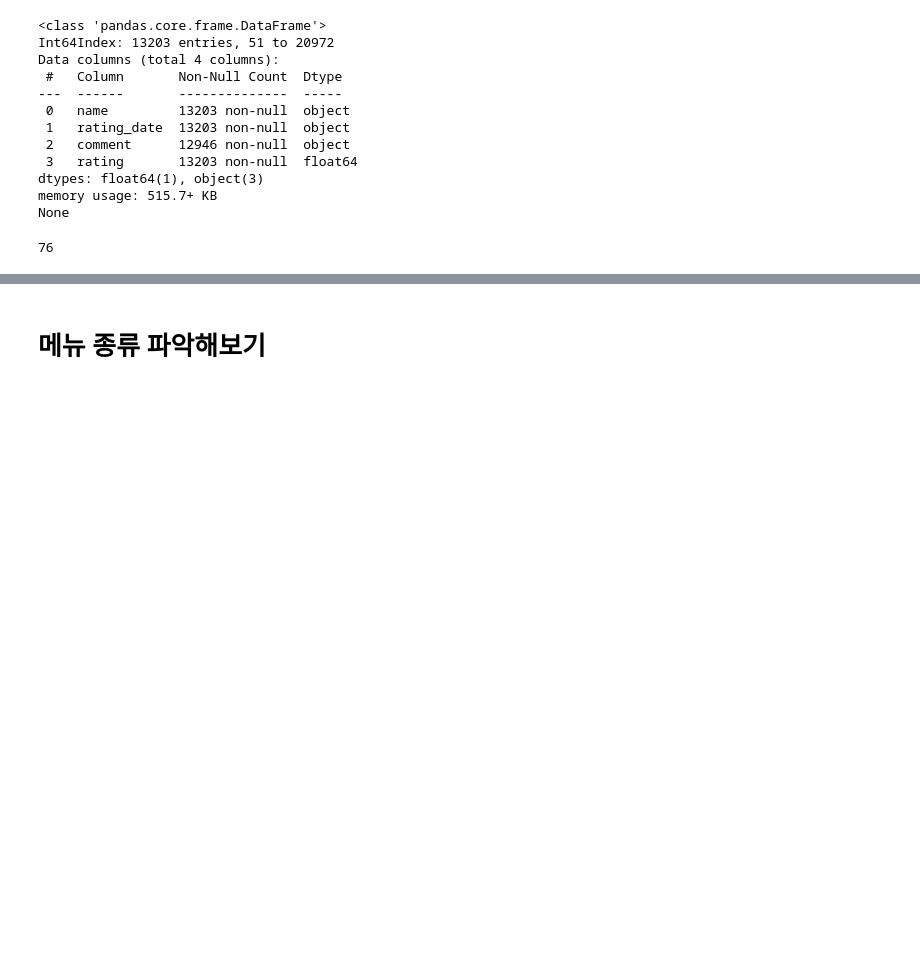
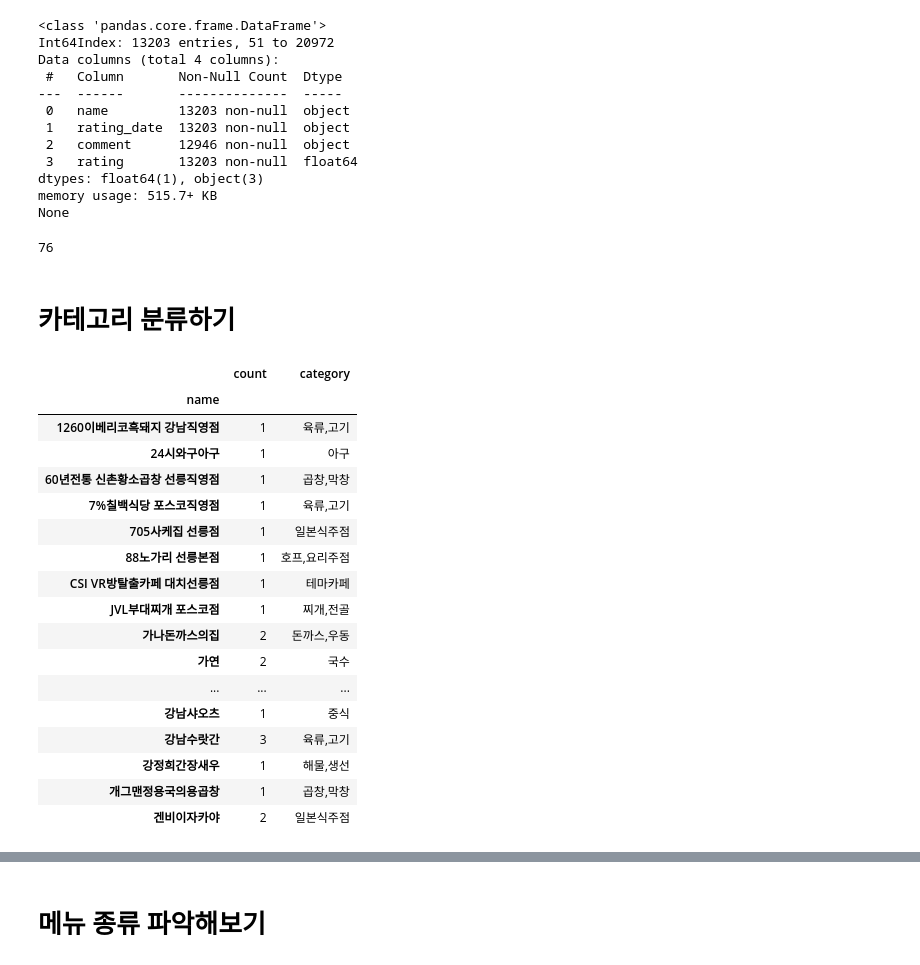
Before and after one commit to kojh0111/ReviewKing, a Jupyter notebook: data_crawler/data_analysis/data-preprocessing.ipynb, the cells around one changed output, grey strips where cells are left out. Drawn from its saved outputs; the diff is of its cells as text; code cells hidden in the pictures; blank space fills up the shorter version.

Commit message:
D: 카테고리 분류(1)

```diff
--- a/data_crawler/data_analysis/data-preprocessing.ipynb
+++ b/data_crawler/data_analysis/data-preprocessing.ipynb
@@ -253,3 +253,28 @@ dtypes: float64(1), object(3)
 memory usage: 515.7+ KB
 None
 76
+# %% [markdown]
+# 카테고리 분류하기
+# %%
+k_data_index_name = k_data.set_index("name")
+all_count["category"] = k_data_index_name["category"]
+all_count.head(20)
+# %% [output]
+|  | count | category |
+| name |  |  |
+| 1260이베리코흑돼지 강남직영점 | 1 | 육류,고기 |
+| 24시와구아구 | 1 | 아구 |
+| 60년전통 신촌황소곱창 선릉직영점 | 1 | 곱창,막창 |
+| 7%칠백식당 포스코직영점 | 1 | 육류,고기 |
+| 705사케집 선릉점 | 1 | 일본식주점 |
+| 88노가리 선릉본점 | 1 | 호프,요리주점 |
+| CSI VR방탈출카페 대치선릉점 | 1 | 테마카페 |
+| JVL부대찌개 포스코점 | 1 | 찌개,전골 |
+| 가나돈까스의집 | 2 | 돈까스,우동 |
+| 가연 | 2 | 국수 |
+| ... | ... | ... |
+| 강남샤오츠 | 1 | 중식 |
+| 강남수랏간 | 3 | 육류,고기 |
+| 강정희간장새우 | 1 | 해물,생선 |
+| 개그맨정용국의용곱창 | 1 | 곱창,막창 |
+| 겐비이자카야 | 2 | 일본식주점 |
```
Also changed, not shown: parts of 11 cells of this notebook.
